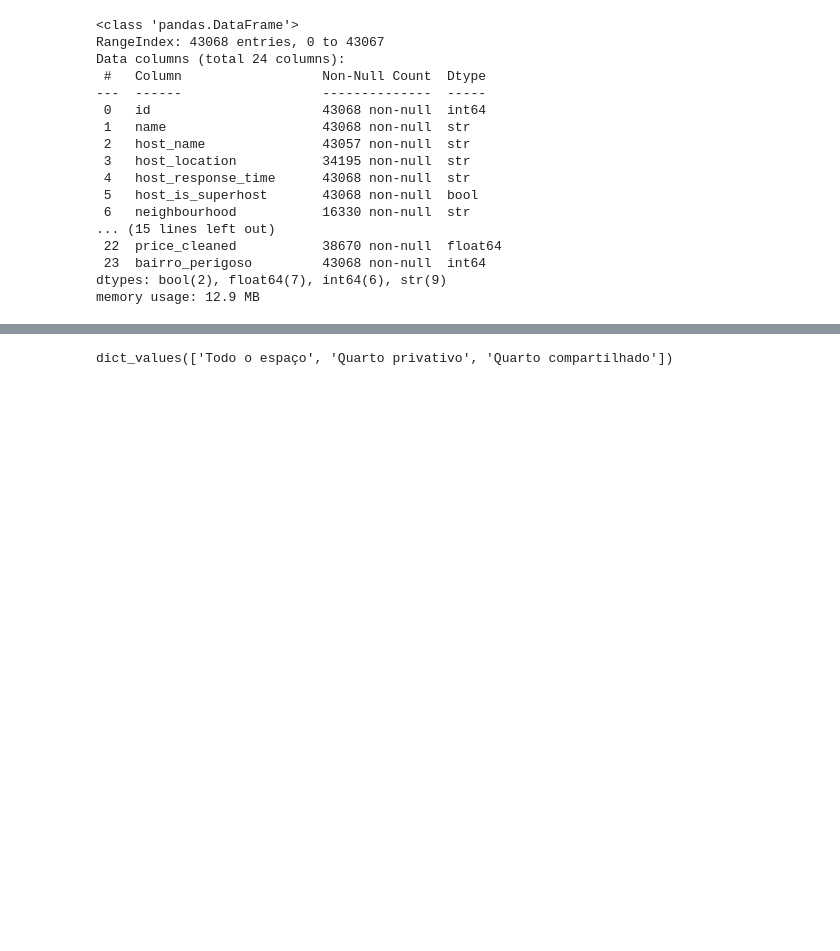
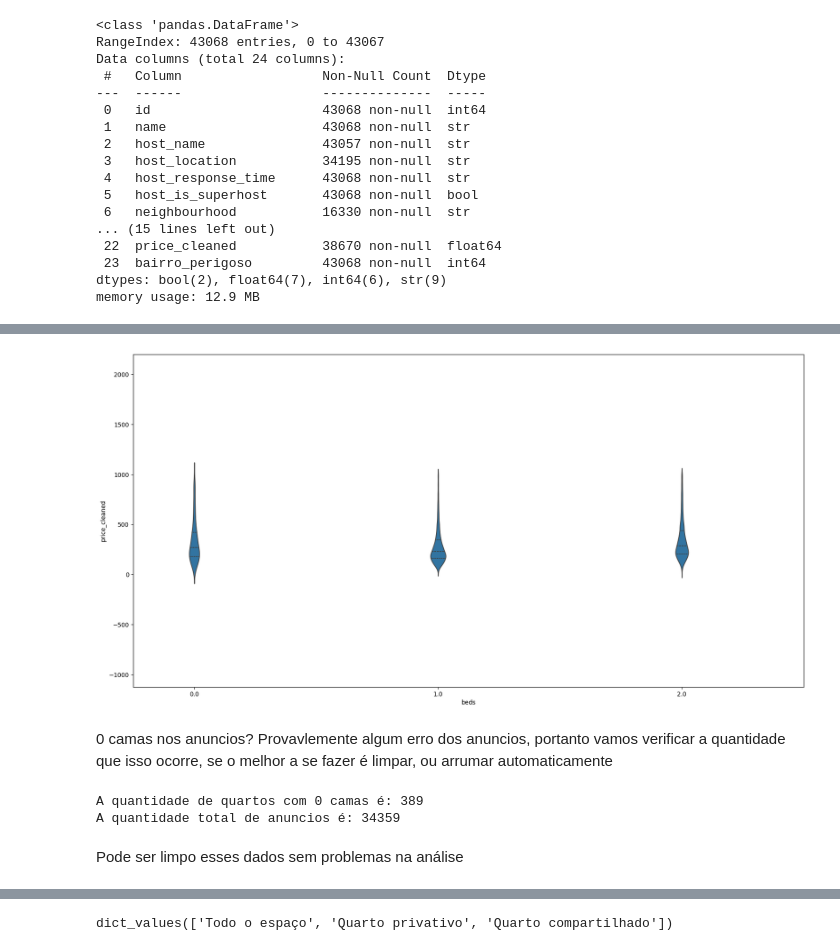
Before and after one commit to AlbertButzke/BrincadeiraComDados, a Jupyter notebook: Airbnb/test_utils/airbnb_limpeza.ipynb, the cells around one changed output, grey strips where cells are left out. Drawn from its saved outputs; the diff is of its cells as text; code cells hidden in the pictures; blank space fills up the shorter version.

```diff
--- a/Airbnb/test_utils/airbnb_limpeza.ipynb
+++ b/Airbnb/test_utils/airbnb_limpeza.ipynb
@@ -202,0 +228,24 @@ memory usage: 12.9 MB
+# %%
+import seaborn as sns
+
+plt.figure(figsize=[20,10])
+
+ax = sns.violinplot(x="beds", y="price_cleaned", data=df_treatment, inner="quartiles")
+
+# ax.set_yscale("log")
+plt.xlim(-0.25,2.5)
+
+plt.show()
+# %% [output]
+[figure, added]
+# %% [markdown]
+0 camas nos anuncios? Provavlemente algum erro dos anuncios, portanto vamos verificar a quantidade que isso ocorre, se o melhor a se fazer é limpar, ou arrumar automaticamente
+# %%
+print("A quantidade de quartos com 0 camas é:", len(df_treatment[df_treatment["beds"] == 0]))
+
+print("A quantidade total de anuncios é:", len(df_treatment))
+# %% [output]
+A quantidade de quartos com 0 camas é: 389
+A quantidade total de anuncios é: 34359
+# %% [markdown]
+Pode ser limpo esses dados sem problemas na análise
```
Also changed, not shown: parts of 36 cells of this notebook, 1 other file.
